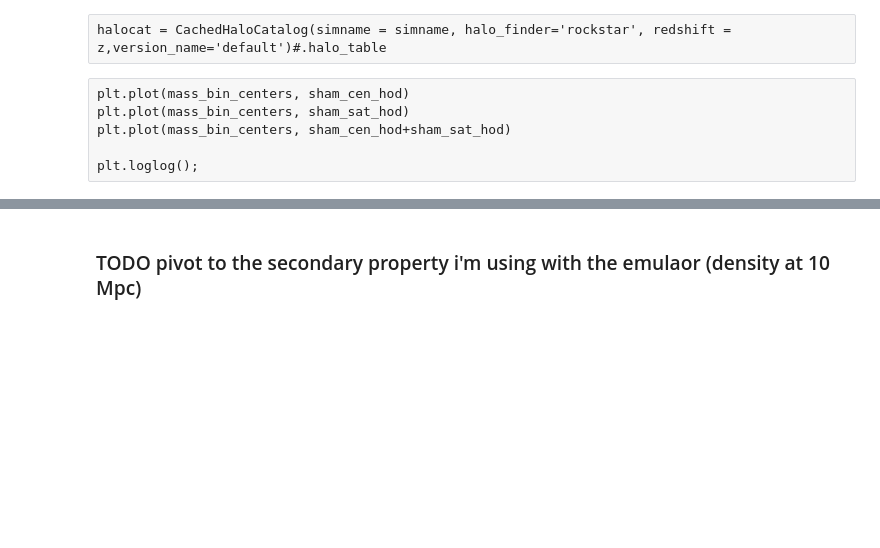
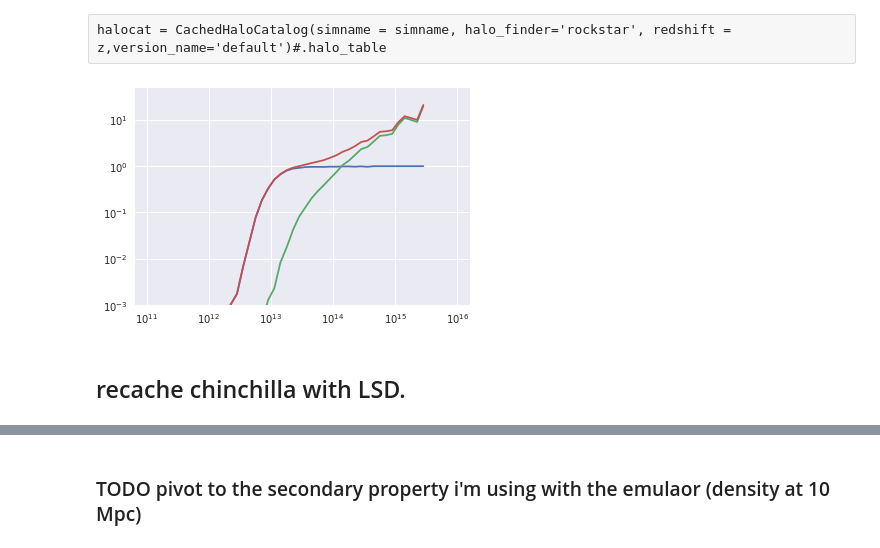
Before and after one commit to mclaughlin6464/pearce, a Jupyter notebook: notebooks/AB_tests/AB Model plots for Aemulus V.ipynb, the cells around one changed output, grey strips where cells are left out. Cells and saved outputs as stored; diff of their text form; code cells hidden in the pictures; blank space fills up the shorter version.

```diff
--- a/notebooks/AB_tests/AB Model plots for Aemulus V.ipynb
+++ b/notebooks/AB_tests/AB Model plots for Aemulus V.ipynb
@@ -227,7 +227,7 @@ rbc = (rbins[1:]+rbins[:-1])/2.0
 # %% [markdown]
 ### TODO Change these to use other catalogs, UM
 # %%
-cat2 = Chinchilla(400, 2048, system='sherlock')
+cat2 = Chinchilla(400, 2048, system='ki-ls')
 
 cat2.load_catalog(1.0)
 halocat = cat2.halocat.halo_table
@@ -254,11 +252,11 @@ halocat = CachedHaloCatalog(simname = simname, halo_finder='rockstar', redshift
 def make_sham(halocat, ab_property, nd=5e-4):
     #smf = np.genfromtxt('smf_dr72bright34_m7_lowm.dat', skip_header=True)[:,0:2]
     #af = AbundanceFunction(smf[:,0], smf[:,1], (9.0, 12.9), faint_end_first = True)
-    #lf = np.genfromtxt('/u/ki/swmclau2/des/AB_tests/lf_r_sersic_r.dat', skip_header=True)
-    smf = np.genfromtxt('/home/users/swmclau2/Git/pearce/bin/shams/smf_dr72bright34_m7_lowm.dat', skip_header=True)[:,0:2]
+    lf = np.genfromtxt('/u/ki/swmclau2/des/AB_tests/lf_r_sersic_r.dat', skip_header=True)
+    #smf = np.genfromtxt('/home/users/swmclau2/Git/pearce/bin/shams/smf_dr72bright34_m7_lowm.dat', skip_header=True)[:,0:2]
 
-    #af = AbundanceFunction(lf[:,1], lf[:,2],(-26, -12), )
-    af = AbundanceFunction(smf[:,0], smf[:,1], (9.0, 12.9), faint_end_first = True)
+    af = AbundanceFunction(lf[:,1], lf[:,2],(-26, -12), )
+    #af = AbundanceFunction(smf[:,0], smf[:,1], (9.0, 12.9), faint_end_first = True)
 
     scatter = 0.2
     remainder = af.deconvolute(scatter, 20)
@@ -277,7 +275,7 @@ def make_sham(halocat, ab_property, nd=5e-4):
 
     return output
 # %%
-galcat = make_sham(halocat.halo_table, 'halo_vpeak')
+galcat = make_sham(halocat, 'halo_vpeak')
 #ab_property = ab_property = 'halo_vmax@mpeak'
 #galcat = Table.read('/scratch/users/swmclau2/test_%s_smf_sham.hdf5'%ab_property, format = 'hdf5',
 #                    path = '%s_catalog'%ab_property)
@@ -288,19 +289,23 @@ sham_xi = tpcf(gal_pos, rbins, do_cross = False, estimator = 'Landy-Szalay', num
 # %%
 cen_mask = galcat['halo_upid'] == -1
-halo_mass = halocat.halo_table['halo_mvir']
+halo_mass = halocat['halo_mvir']#.halo_table['halo_mvir']
 sham_cen_hod = hod_from_mock(galcat[cen_mask]['halo_mvir_host_halo'], halo_mass, mass_bins)[0]
 sham_sat_hod = hod_from_mock(galcat[~cen_mask]['halo_mvir_host_halo'], halo_mass, mass_bins)[0]
-# %% [raw]
-plt.plot(mass_bin_centers, sham_cen_hod)
-plt.plot(mass_bin_centers, sham_sat_hod)
-plt.plot(mass_bin_centers, sham_cen_hod+sham_sat_hod)
-
-plt.loglog();
+# %%
+plt.plot(mass_bin_centers, sham_cen_hod)
+plt.plot(mass_bin_centers, sham_sat_hod)
+plt.plot(mass_bin_centers, sham_cen_hod+sham_sat_hod)
+plt.ylim([1e-3, 5e1])
+plt.loglog();
+# %% [output]
+[figure, added]
 # %%
 from pearce.mocks.customHODModels import TabulatedCens, TabulatedSats, HSAssembiasTabulatedCens, HSAssembiasTabulatedSats
 from pearce.mocks.customHODModels import AssembiasTabulatedCens, AssembiasTabulatedSats, CorrAssembiasTabulatedCens, CorrAssembiasTabulatedSats
 # %%
 #sham_sat_hod[sham_sat_hod< 1e-2] = 0.0
+# %% [markdown]
+## recache chinchilla with LSD.
 # %%
 def tabulated_hod_xi(sham_hod, hod_model, ab_dict = {}):
     sham_cen_hod, sham_sat_hod = sham_hod
```
Also changed, not shown: parts of 17 cells of this notebook, 1 other file.
